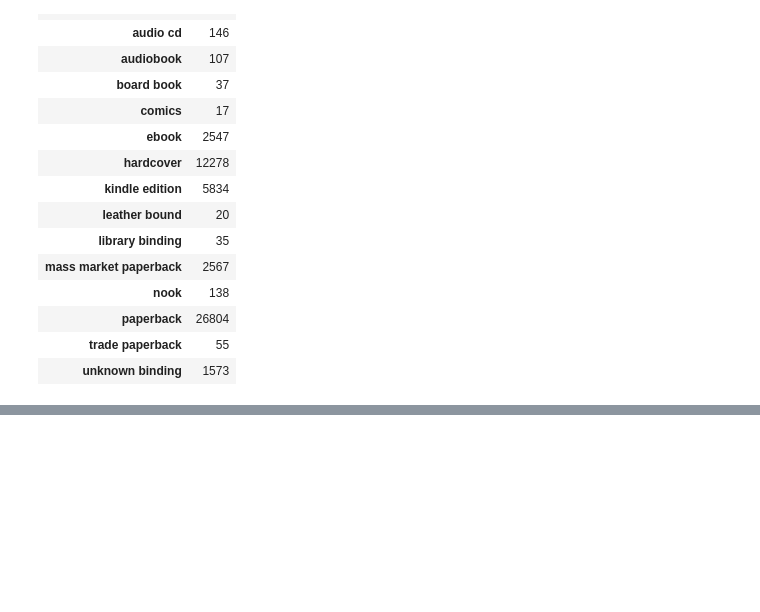
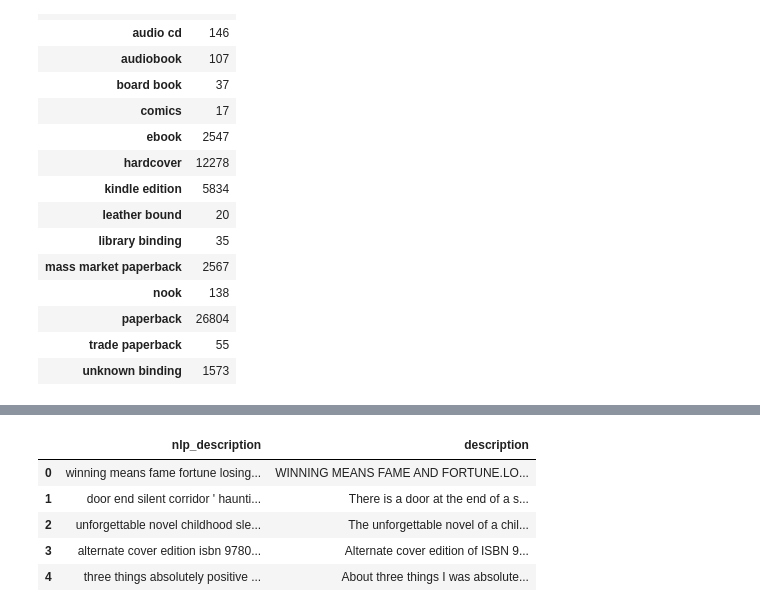
Before and after one commit to com-480-data-visualization/datavis-project-2022-team_philippe, a Jupyter notebook: data_processing.ipynb, the cells around one changed output, grey strips where cells are left out. Drawn from its saved outputs; the diff is of its cells as text; code cells hidden in the pictures; blank space fills up the shorter version.

```diff
--- a/data_processing.ipynb
+++ b/data_processing.ipynb
@@ -122,0 +326,2 @@ data[['bookFormat', 'hardcover', 'paperback', 'audiobook', 'ebook', 'other']].sa
+# %%
+data = pd.read_pickle('./data/processed_books.pkl')
@@ -122,0 +414,27 @@ data[['bookFormat', 'hardcover', 'paperback', 'audiobook', 'ebook', 'other']].sa
+# %%
+# Perform standard cleaning operations on the books summary
+custom_pipeline = [preprocessing.fillna,
+                   preprocessing.lowercase,
+                   preprocessing.remove_digits,
+                   preprocessing.remove_punctuation,
+                   preprocessing.remove_urls,
+                   preprocessing.remove_html_tags,
+                   preprocessing.remove_diacritics, # All special accents like Noël
+                   preprocessing.remove_whitespace] # Remove any extra whitespace, newline, tabs and any form of space.
+data['nlp_description'] = hero.clean(data['description'], custom_pipeline)
+
+# Add a few custom stopwords to be removed
+default_stopwords = stopwords.DEFAULT
+specific_stopwords = ['ISBN', 'my', 'great', 'interesting']
+custom_stopwords = default_stopwords.union(set(specific_stopwords))
+
+data['nlp_description'] = hero.remove_stopwords(data.nlp_description, custom_stopwords)
+
+data[['nlp_description', 'description']].head(10)
+# %% [output]
+|  | nlp_description | description |
+| 0 | winning means fame fortune losing... | WINNING MEANS FAME AND FORTUNE.LO... |
+| 1 | door end silent corridor ' haunti... | There is a door at the end of a s... |
+| 2 | unforgettable novel childhood sle... | The unforgettable novel of a chil... |
+| 3 | alternate cover edition isbn 9780... | Alternate cover edition of ISBN 9... |
+| 4 | three things absolutely positive ... | About three things I was absolute... |
```
Also changed, not shown: parts of 51 cells of this notebook, 1 other file.
